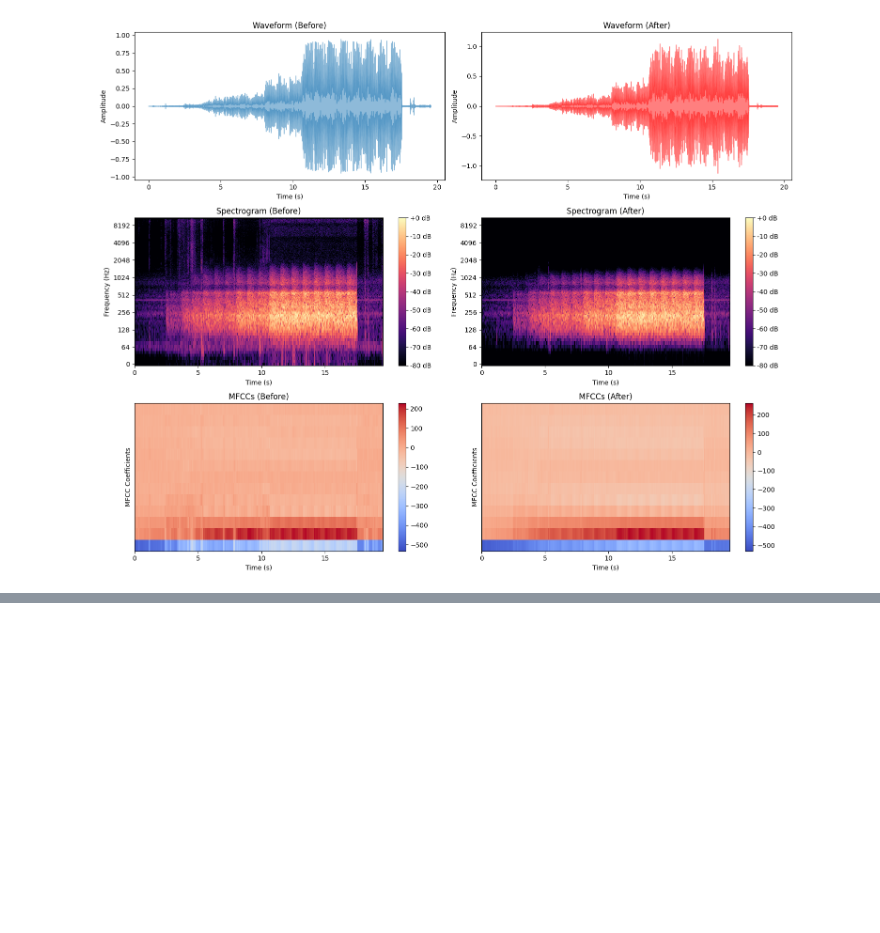
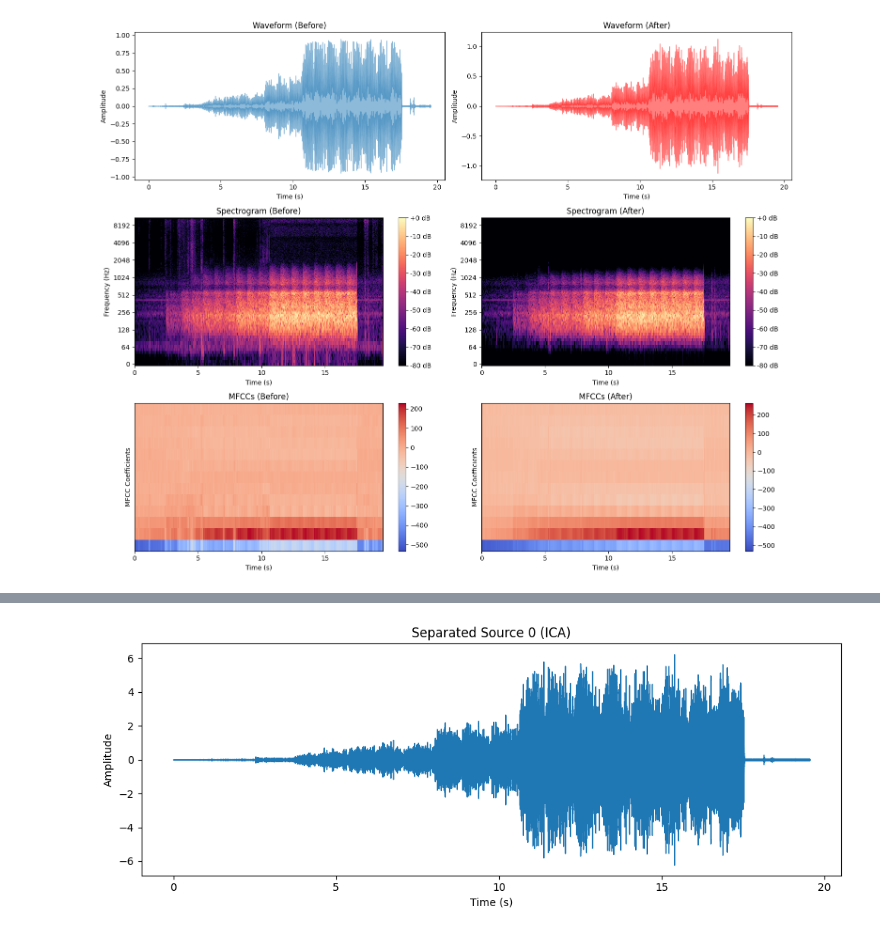
Before and after one commit to katsuhiro-wq/katsuhiro-wq, a Jupyter notebook: シャント音前処理と解析.ipynb, the cells around one changed output, grey strips where cells are left out. Saved outputs shown, nothing was run; the diff lists cells and outputs as text; code cells hidden in the pictures; blank space fills up the shorter version.

```diff
--- a/シャント音前処理と解析.ipynb
+++ b/シャント音前処理と解析.ipynb
@@ -174,0 +331,31 @@ plt.show()
+# %%
+import librosa
+import librosa.display
+import numpy as np
+import matplotlib.pyplot as plt
+from sklearn.decomposition import FastICA
+import soundfile as sf
+
+# 音声ファイルの読み込み
+y, sr = librosa.load('filtered_audio.wav')
+
+# ICAの適用
+n_components = 2  # 分離する音源の数
+ica = FastICA(n_components=n_components, random_state=0)
+y_separated = ica.fit_transform(y.reshape(-1, 1))
+
+# 分離された音源を波形で出力
+for i, component in enumerate(y_separated.T):
+    # Use soundfile.write to save the audio
+    sf.write(f'separated_source_ica_{i}.wav', component, sr)
+
+    # 波形の表示
+    plt.figure(figsize=(10, 4))
+    librosa.display.waveshow(component, sr=sr)
+    plt.title(f'Separated Source {i} (ICA)')
+    plt.xlabel('Time (s)')
+    plt.ylabel('Amplitude')
+    plt.tight_layout()
+    plt.show()
+# %% [output]
+[figure, added]
```
Also changed, not shown: parts of 10 cells of this notebook.
